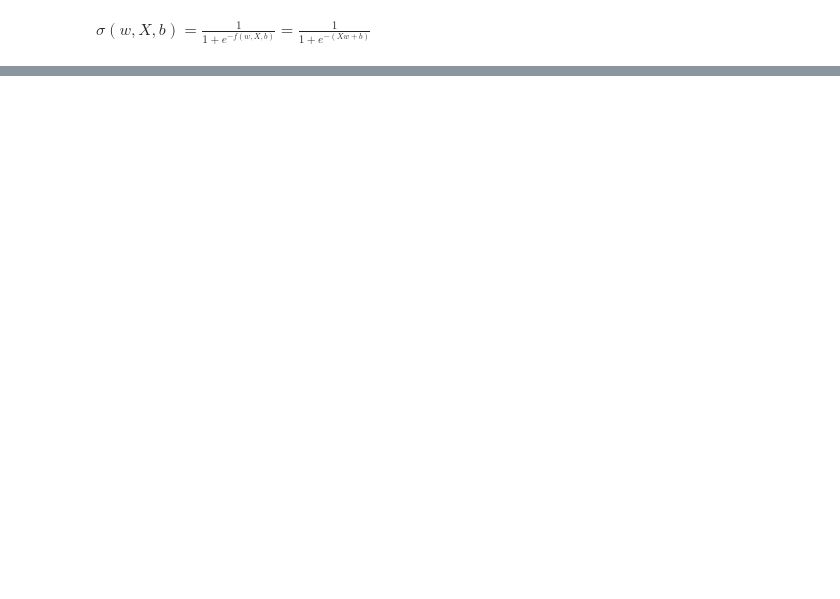
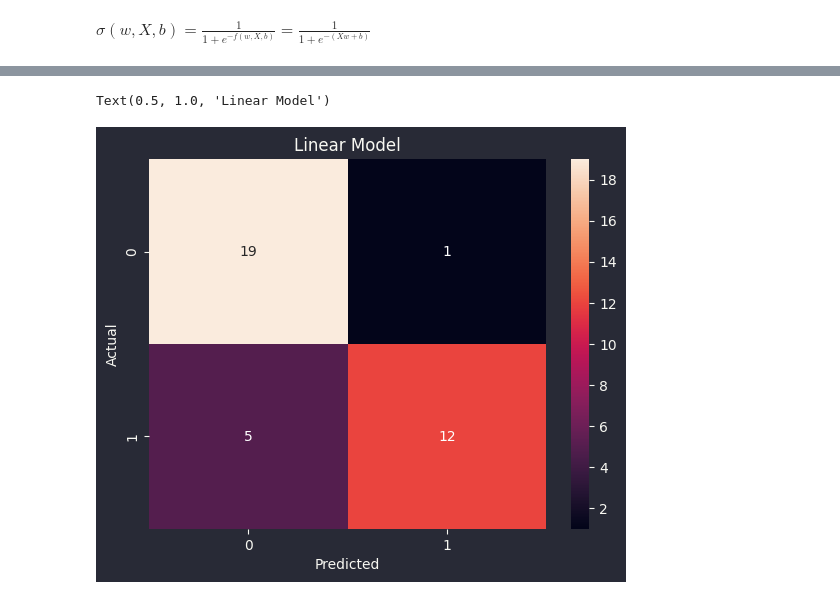
Before and after one commit to RohitMugalya/Learner-s-Garden, a Jupyter notebook: practice notebooks/linear vs logistic binary classification.ipynb, the cells around one changed output, grey strips where cells are left out. Drawn from its saved outputs; the diff is of its cells as text; code cells hidden in the pictures; blank space fills up the shorter version.

```diff
--- a/practice notebooks/linear vs logistic binary classification.ipynb
+++ b/practice notebooks/linear vs logistic binary classification.ipynb
@@ -37,0 +71,8 @@ logistic.fit(X, y);
+# %%
+sns.heatmap(cm_linear, annot=True)
+plt.xlabel("Predicted")
+plt.ylabel("Actual")
+plt.title("Linear Model")
+# %% [output]
+Text(0.5, 1.0, 'Linear Model')
+[figure, added]
```
Also changed, not shown: parts of 8 cells of this notebook.
